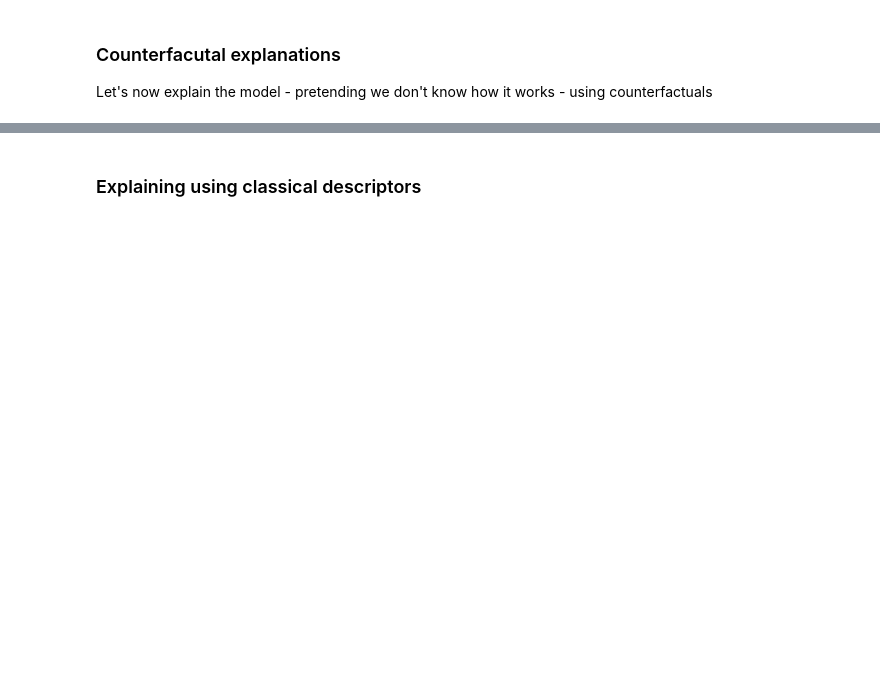
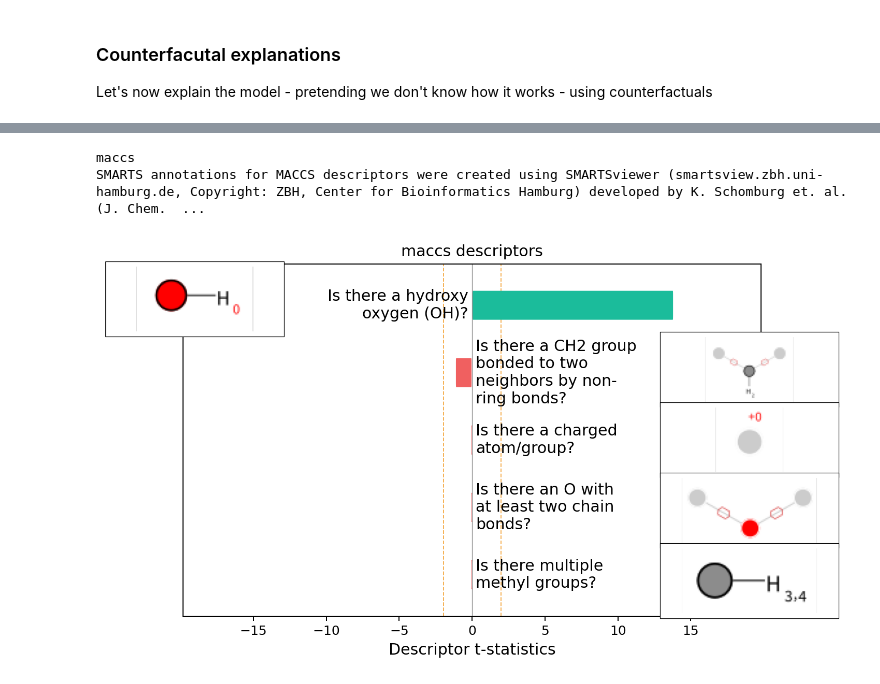
Before and after one commit to webbtheosim/ml-workshop-acsmarm2022, a Jupyter notebook: site/source/20220603-applied/notebook-b.ipynb, the cells around one changed output, grey strips where cells are left out. Drawn from its saved outputs; the diff is of its cells as text; code cells hidden in the pictures; blank space fills up the shorter version.

```diff
--- a/site/source/20220603-applied/notebook-b.ipynb
+++ b/site/source/20220603-applied/notebook-b.ipynb
@@ -44,4 +64,7 @@ space = exmol.sample_space(instance, model, batched=False)
 # %%
-## How can we explain with substructures?
+exmol.lime_explain(space)
+exmol.plot_descriptors(space)
+# %% [output]
+maccs
+SMARTS annotations for MACCS descriptors were created using SMARTSviewer (smartsview.zbh.uni-hamburg.de, Copyright: ZBH, Center for Bioinformatics Hamburg) developed by K. Schomburg et. al. (J. Chem.  ...
+[figure, added]
-# %% [markdown]
-### Explaining using classical descriptors
```
Also changed, not shown: parts of 12 cells of this notebook.
